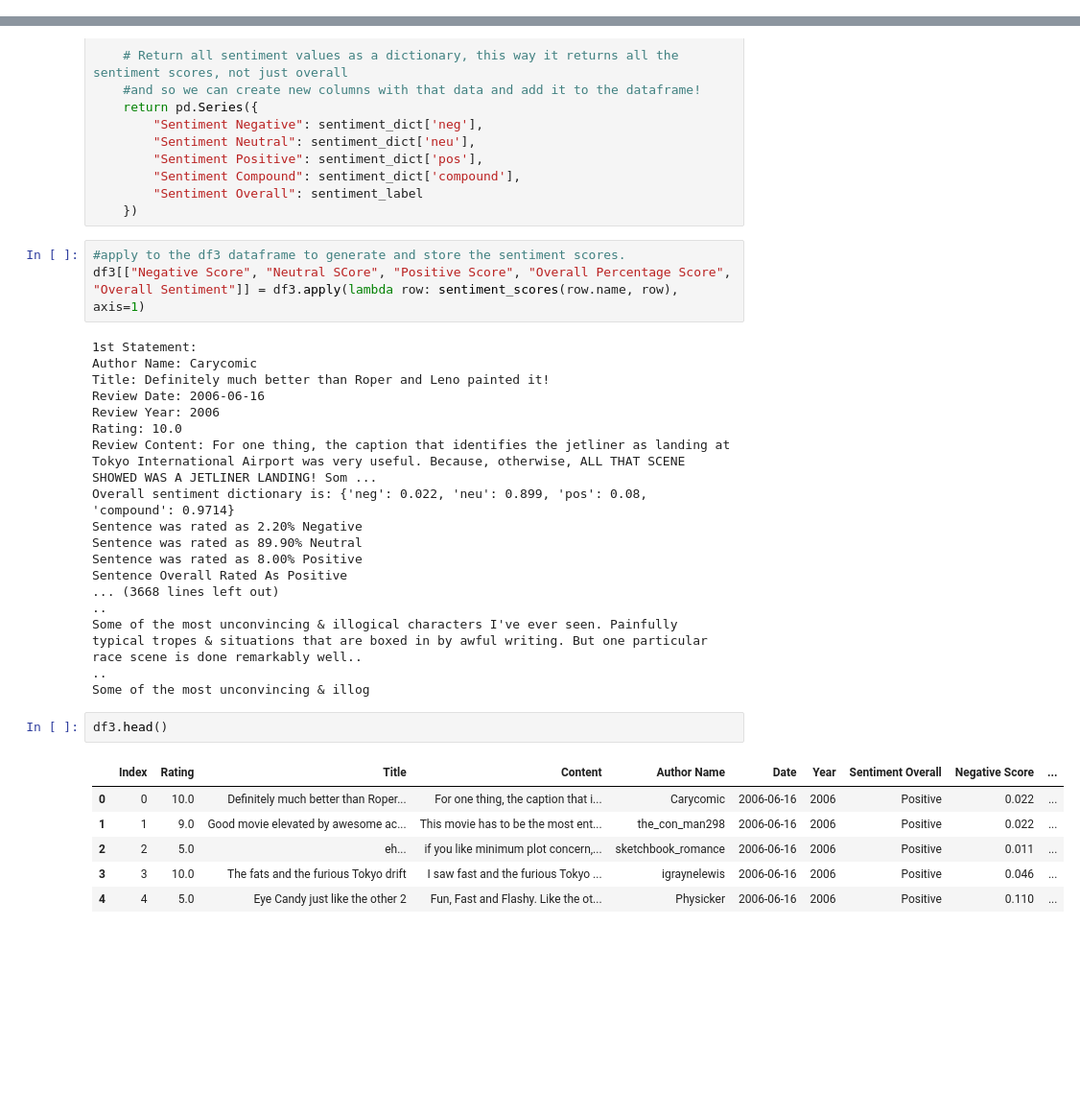
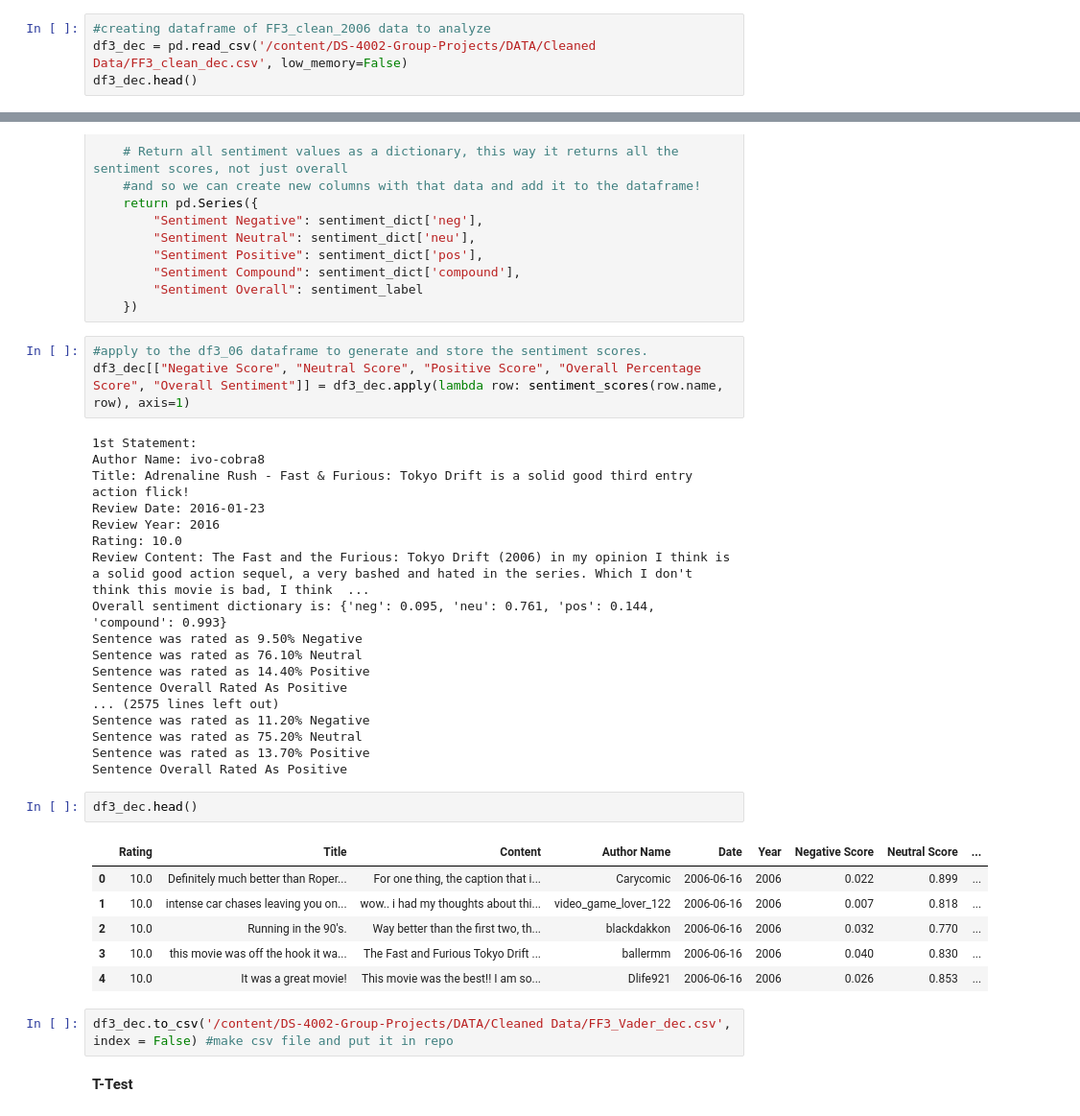
Before and after one commit to pwy7fv/DS-4002-Group-Projects, a Jupyter notebook: OUTPUT/FF3_Vader_Analysis.ipynb, the cells around one changed output, grey strips where cells are left out. Shown: that part at 96% size. Drawn from its saved outputs; the diff is of its cells as text; blank space fills up the shorter version.

```diff
--- a/OUTPUT/FF3_Vader_Analysis.ipynb
+++ b/OUTPUT/FF3_Vader_Analysis.ipynb
@@ -44,0 +130,4 @@ df3.head()
+# %%
+#creating dataframe of FF3_clean_2006 data to analyze
+df3_dec = pd.read_csv('/content/DS-4002-Group-Projects/DATA/Cleaned Data/FF3_clean_dec.csv', low_memory=False)
+df3_dec.head()
@@ -94,32 +190,36 @@ def sentiment_scores(index, row):
         "Sentiment Overall": sentiment_label
     })
 # %%
-#apply to the df3 dataframe to generate and store the sentiment scores.
-df3[["Negative Score", "Neutral SCore", "Positive Score", "Overall Percentage Score", "Overall Sentiment"]] = df3.apply(lambda row: sentiment_scores(row.name, row), axis=1)
+#apply to the df3_06 dataframe to generate and store the sentiment scores.
+df3_dec[["Negative Score", "Neutral Score", "Positive Score", "Overall Percentage Score", "Overall Sentiment"]] = df3_dec.apply(lambda row: sentiment_scores(row.name, row), axis=1)
 # %% [output]
 1st Statement:
-Author Name: Carycomic
-Title: Definitely much better than Roper and Leno painted it!
-Review Date: 2006-06-16
-Review Year: 2006
+Author Name: ivo-cobra8
+Title: Adrenaline Rush - Fast & Furious: Tokyo Drift is a solid good third entry action flick!
+Review Date: 2016-01-23
+Review Year: 2016
 Rating: 10.0
-Review Content: For one thing, the caption that identifies the jetliner as landing at Tokyo International Airport was very useful. Because, otherwise, ALL THAT SCENE SHOWED WAS A JETLINER LANDING! Som ...
-Overall sentiment dictionary is: {'neg': 0.022, 'neu': 0.899, 'pos': 0.08, 'compound': 0.9714}
-Sentence was rated as 2.20% Negative
-Sentence was rated as 89.90% Neutral
-Sentence was rated as 8.00% Positive
+Review Content: The Fast and the Furious: Tokyo Drift (2006) in my opinion I think is a solid good action sequel, a very bashed and hated in the series. Which I don't think this movie is bad, I think  ...
+Overall sentiment dictionary is: {'neg': 0.095, 'neu': 0.761, 'pos': 0.144, 'compound': 0.993}
+Sentence was rated as 9.50% Negative
+Sentence was rated as 76.10% Neutral
+Sentence was rated as 14.40% Positive
 Sentence Overall Rated As Positive
-... (3668 lines left out)
-..
-Some of the most unconvincing & illogical characters I've ever seen. Painfully typical tropes & situations that are boxed in by awful writing. But one particular race scene is done remarkably well..
-..
-Some of the most unconvincing & illog
+... (2575 lines left out)
+Sentence was rated as 11.20% Negative
+Sentence was rated as 75.20% Neutral
+Sentence was rated as 13.70% Positive
+Sentence Overall Rated As Positive
 # %%
-df3.head()
+df3_dec.head()
 # %% [output]
-|  | Index | Rating | Title | Content | Author Name | Date | Year | Sentiment Overall | Negative Score | ... |
-| 0 | 0 | 10.0 | Definitely much better than Roper... | For one thing, the caption that i... | Carycomic | 2006-06-16 | 2006 | Positive | 0.022 | ... |
-| 1 | 1 | 9.0 | Good movie elevated by awesome ac... | This movie has to be the most ent... | the_con_man298 | 2006-06-16 | 2006 | Positive | 0.022 | ... |
-| 2 | 2 | 5.0 | eh... | if you like minimum plot concern,... | sketchbook_romance | 2006-06-16 | 2006 | Positive | 0.011 | ... |
-| 3 | 3 | 10.0 | The fats and the furious Tokyo drift | I saw fast and the furious Tokyo ... | igraynelewis | 2006-06-16 | 2006 | Positive | 0.046 | ... |
-| 4 | 4 | 5.0 | Eye Candy just like the other 2 | Fun, Fast and Flashy. Like the ot... | Physicker | 2006-06-16 | 2006 | Positive | 0.110 | ... |
+|  | Rating | Title | Content | Author Name | Date | Year | Negative Score | Neutral Score | ... |
+| 0 | 10.0 | Definitely much better than Roper... | For one thing, the caption that i... | Carycomic | 2006-06-16 | 2006 | 0.022 | 0.899 | ... |
+| 1 | 10.0 | intense car chases leaving you on... | wow.. i had my thoughts about thi... | video_game_lover_122 | 2006-06-16 | 2006 | 0.007 | 0.818 | ... |
+| 2 | 10.0 | Running in the 90's. | Way better than the first two, th... | blackdakkon | 2006-06-16 | 2006 | 0.032 | 0.770 | ... |
+| 3 | 10.0 | this movie was off the hook it wa... | The Fast and Furious Tokyo Drift ... | ballermm | 2006-06-16 | 2006 | 0.040 | 0.830 | ... |
+| 4 | 10.0 | It was a great movie! | This movie was the best!! I am so... | Dlife921 | 2006-06-16 | 2006 | 0.026 | 0.853 | ... |
+# %%
+df3_dec.to_csv('/content/DS-4002-Group-Projects/DATA/Cleaned Data/FF3_Vader_dec.csv', index = False) #make csv file and put it in repo
+# %% [markdown]
+**T-Test**
```
Also changed, not shown: parts of 11 cells of this notebook.
